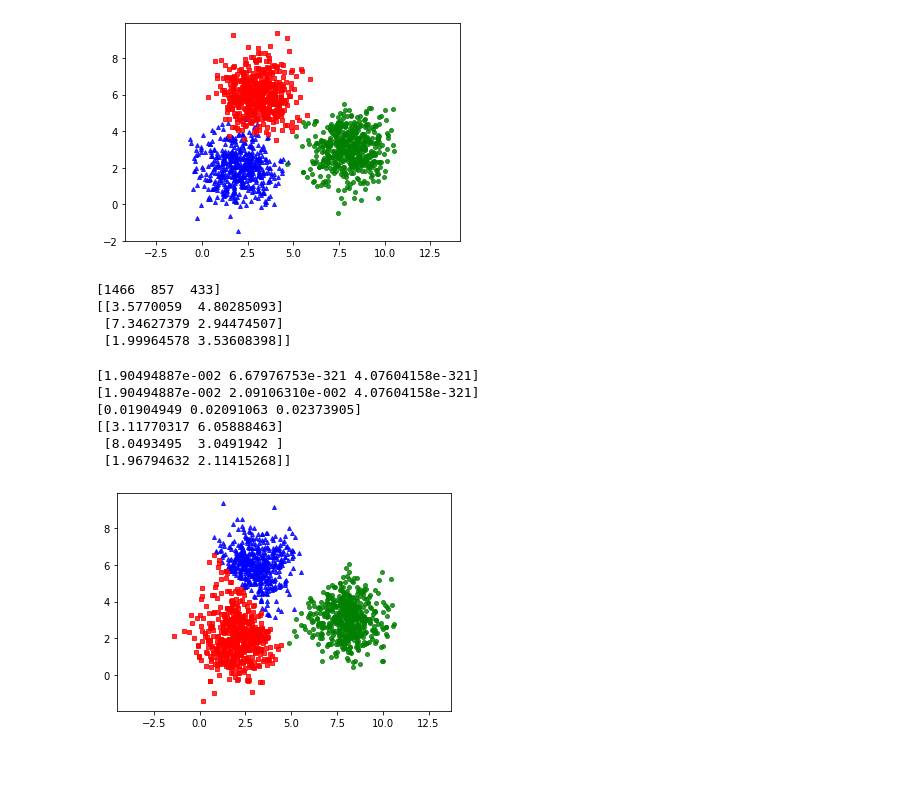
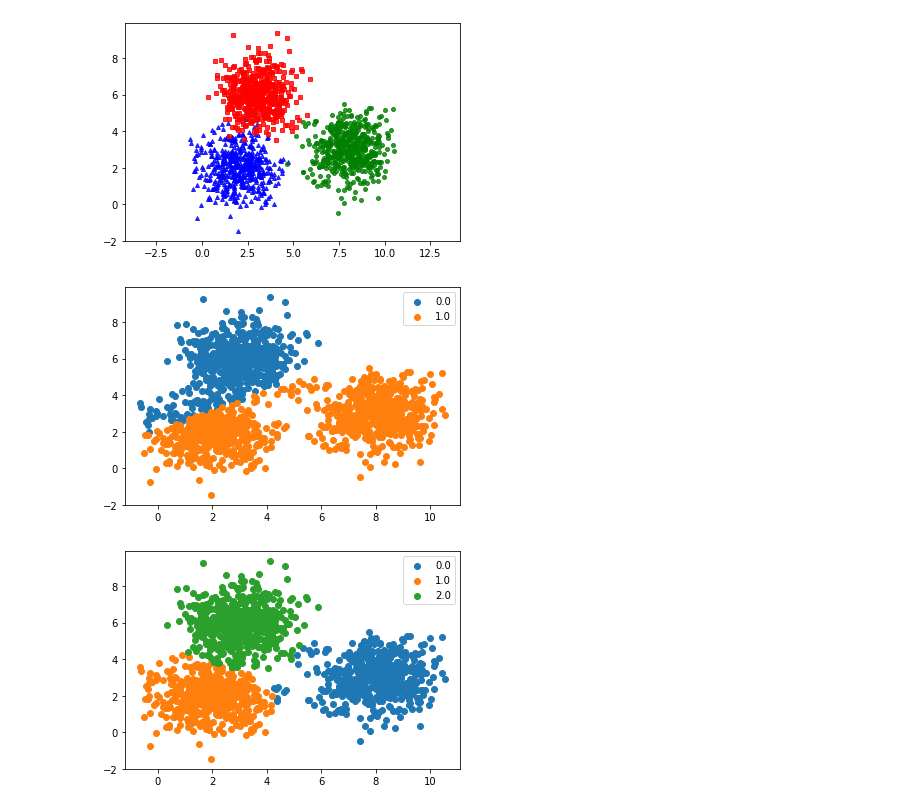
Before and after one commit to KieuSonTung/Data_Preparation, a Jupyter notebook: K_means.ipynb, the cells around one changed output. Saved outputs shown, nothing was run; the diff lists cells and outputs as text; code cells hidden in the pictures; blank space fills up the shorter version.

Commit message:
Update comments on each model with different number of k-means clusters

```diff
--- a/K_means.ipynb
+++ b/K_means.ipynb
@@ -39,17 +39,3 @@ def kmeans_display(X, label):
 kmeans_display(X, original_label)
 # %% [output]
 [figure]
-# %%
-m = len(X)
-k = np.random.randint(m, size=3)
-c = np.empty(m)
-mean_k = X[k]
-J = np.empty(3)
-
-print(k)
-print(mean_k)
-# %% [output]
-[1466  857  433]
-[[3.5770059  4.80285093]
- [7.34627379 2.94474507]
- [1.99964578 3.53608398]]
@@ -56,25 +50,23 @@ print(mean_k)
 # %%
-running = True
+def K_means(n):
+    m = len(X)
+    k = np.random.randint(m, size=n)
+    c = np.empty(m)
+    mean_k = X[k]
+    J = np.empty(n)
+    running = True
 
-while running:
-    for i in range(0, m):
-        c[i] = np.argmin(np.linalg.norm(X[i] - mean_k, axis=1))
+    while running:
+        for i in range(0, m):
+            c[i] = np.argmin(np.linalg.norm(X[i] - mean_k, axis=1))
 
-    for i in range(0, 3):
-        mean_k[i] = np.mean(X[np.where(c==i)], axis=0)
-        J_prev = J
-        J[i] = (1/m) * np.sum(np.linalg.norm(X[np.where(c==i)] - mean_k[i]), axis=0)
-        print(J)
+        for i in range(0, n):
+            mean_k[i] = np.mean(X[np.where(c==i)], axis=0)
+            J_prev = J
+            J[i] = (1/m) * np.sum(np.linalg.norm(X[np.where(c==i)] - mean_k[i]), axis=0)
+            # print(J)
 
-        comparison = J_prev == J
-        if comparison.all():
-            running = False
-
-print(mean_k)
+            comparison = J_prev == J
+            if comparison.all():
+                running = False
+    return c
-# %% [output]
-[1.90494887e-002 6.67976753e-321 4.07604158e-321]
-[1.90494887e-002 2.09106310e-002 4.07604158e-321]
-[0.01904949 0.02091063 0.02373905]
-[[3.11770317 6.05888463]
- [8.0493495  3.0491942 ]
- [1.96794632 2.11415268]]
@@ -99,4 +73,13 @@ print(mean_k)
-# %%
-kmeans_display(X, c)
-# %% [output]
-[figure, removed]
+# %%
+c = K_means(2)
+Kmeans_display(X, c)
+# With 2 clusters, the model performs pretty good. It can classify two main areas
+# of the given dataset
+# %% [output]
+[figure, added]
+# %%
+c = K_means(3)
+Kmeans_display(X, c)
+# By far, the model performs best with 3 clusters
+# %% [output]
+[figure, added]
```
Also changed, not shown: parts of 3 cells of this notebook.
